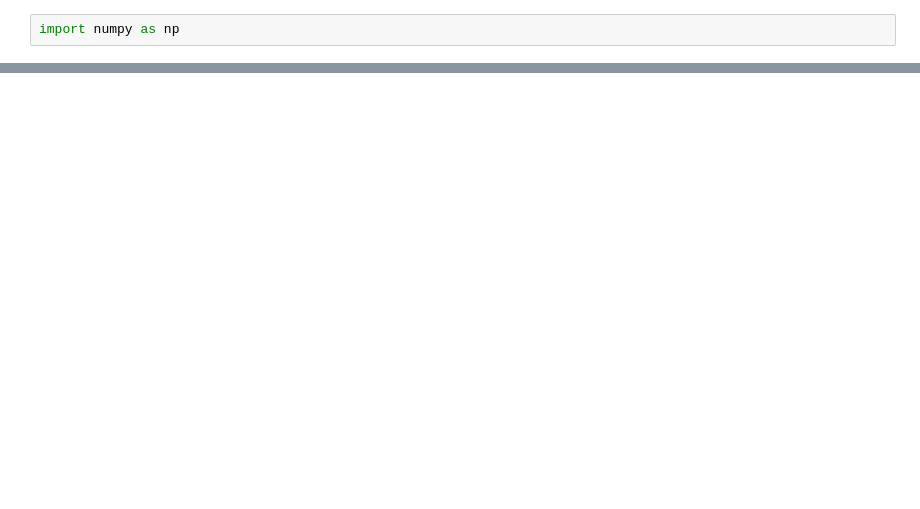
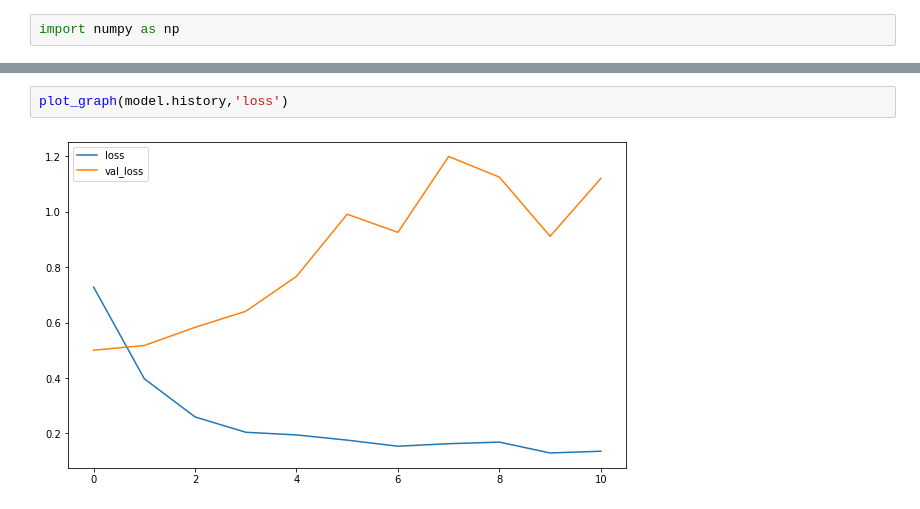
Before and after one commit to silo86/covid-19_sentiment_analysis, a Jupyter notebook: sentiment_analysis_of_covid_19_related_tweets_with_bidirectional_LSTM.ipynb, the cells around one changed output, grey strips where cells are left out. Saved outputs shown, nothing was run; the diff lists cells and outputs as text; blank space fills up the shorter version.

```diff
--- a/sentiment_analysis_of_covid_19_related_tweets_with_bidirectional_LSTM.ipynb
+++ b/sentiment_analysis_of_covid_19_related_tweets_with_bidirectional_LSTM.ipynb
@@ -249,0 +270,4 @@ Epoch 50/50
+# %%
+plot_graph(model.history,'loss')
+# %% [output]
+[figure, added]
```
Also changed, not shown: parts of 10 cells of this notebook.
